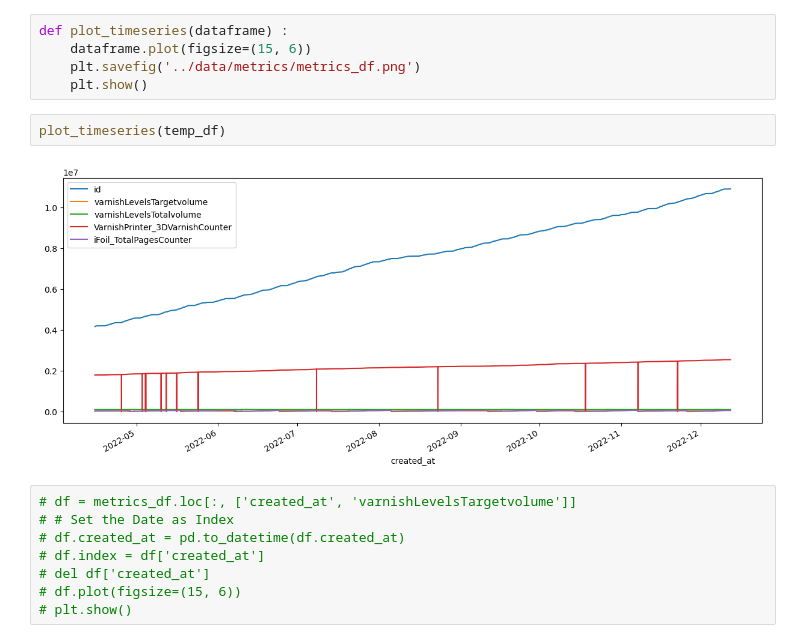
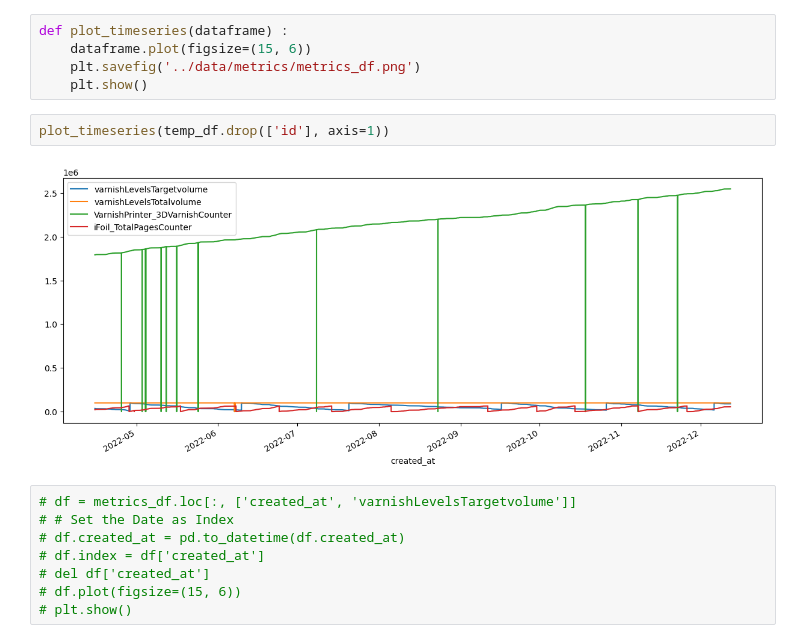
Before and after one commit to AranOribu/Prediction-Erreur-JetVarnish3DEvo, a Jupyter notebook: notebooks/data_explo_metrics.ipynb, the cells around one changed output. Drawn from its saved outputs; the diff is of its cells as text.

```diff
--- a/notebooks/data_explo_metrics.ipynb
+++ b/notebooks/data_explo_metrics.ipynb
@@ -390,9 +390,9 @@ def plot_timeseries(dataframe) :
     plt.savefig('../data/metrics/metrics_df.png')
     plt.show()
 # %%
-plot_timeseries(temp_df)
+plot_timeseries(temp_df.drop(['id'], axis=1))
 # %% [output]
-[figure, old version]
+[figure, new version]
 # %%
 # df = metrics_df.loc[:, ['created_at', 'varnishLevelsTargetvolume']]
 # # Set the Date as Index
```
